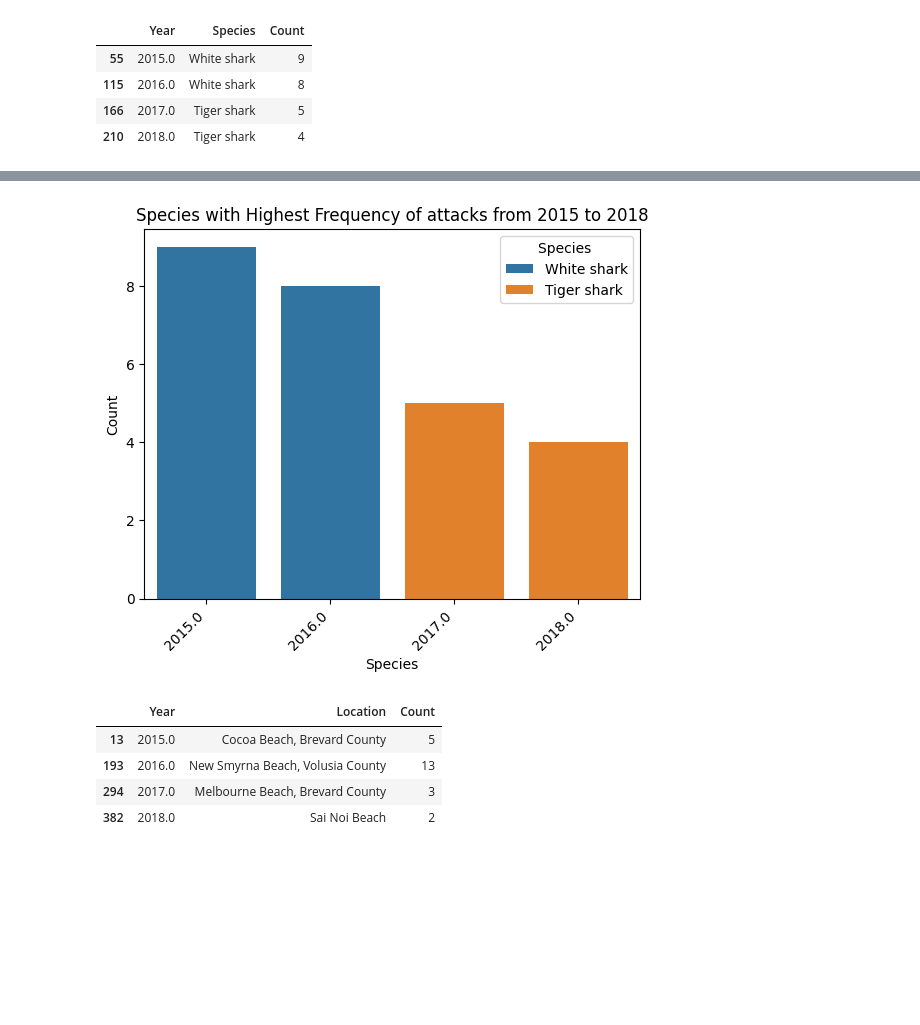
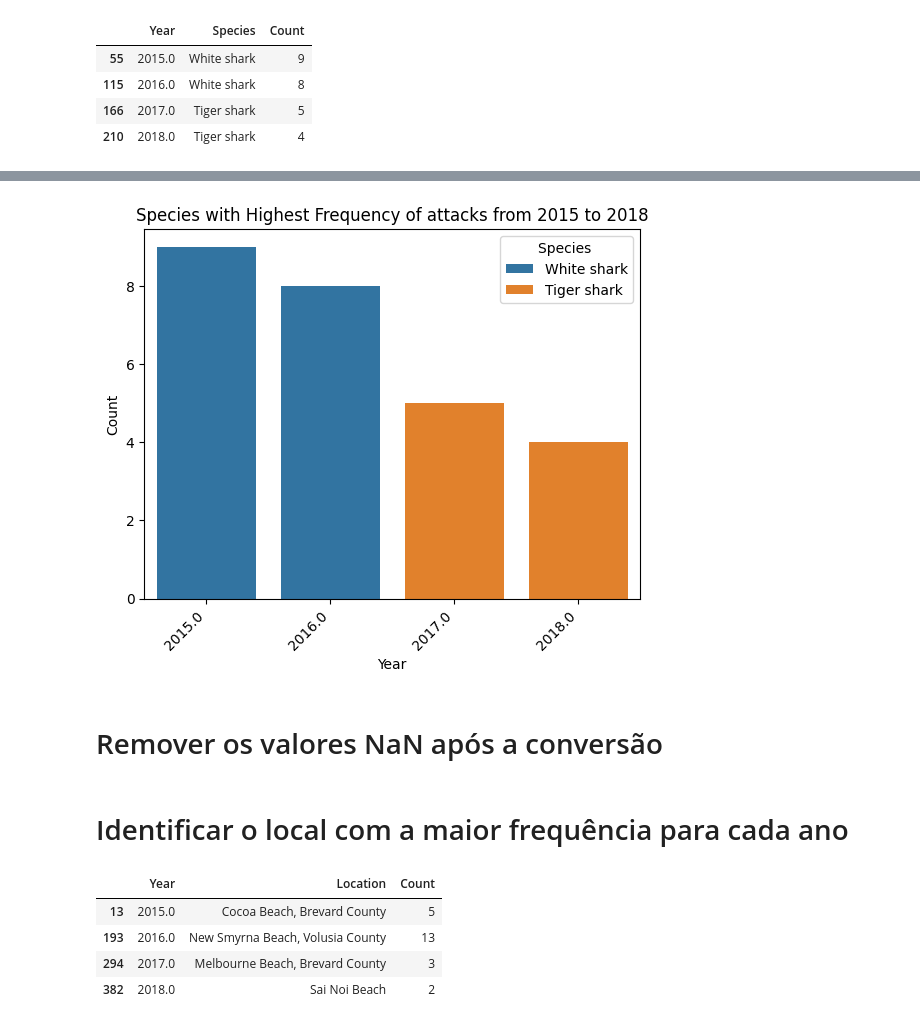
Before and after one commit to leoolessa/Project-one, a Jupyter notebook: test.ipynb, the cells around one changed output, grey strips where cells are left out. Cells and saved outputs as stored; diff of their text form; code cells hidden in the pictures; blank space fills up the shorter version.

```diff
--- a/test.ipynb
+++ b/test.ipynb
@@ -116,17 +135,11 @@ top_species_by_year
 # %%
 
-# Criar um gráfico de barras
 barplot = sns.barplot(x="Year", y="Count", hue="Species ", data=top_species_by_year)
 
-# Adicionar rótulos e título
-plt.xlabel('Species')
+plt.xlabel('Year')
 plt.ylabel('Count')
 plt.title('Species with Highest Frequency of attacks from 2015 to 2018')
-
-# Rotacionar rótulos do eixo x para melhor visualização (opcional)
 plt.xticks(rotation=45, ha='right')
-
-# Exibir o gráfico
 plt.show()
 # %% [output]
-[figure, old version]
+[figure, new version]
@@ -135,0 +146,2 @@ data = data.dropna(subset=['Location'])
+# %% [markdown]
+# Remover os valores NaN após a conversão
@@ -136 +150,3 @@ data = data.dropna(subset=['Location'])
+# %% [markdown]
+# Identificar o local com a maior frequência para cada ano
 # %%
```
Also changed, not shown: parts of 30 cells of this notebook, 3 other files.
